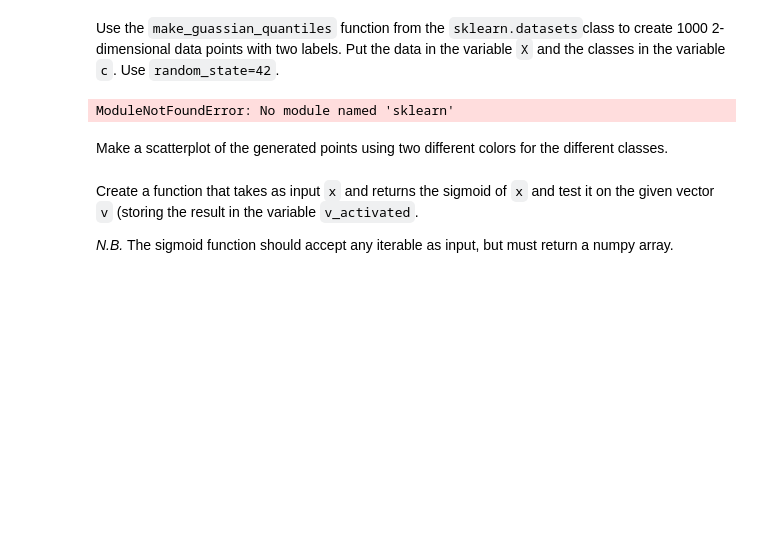
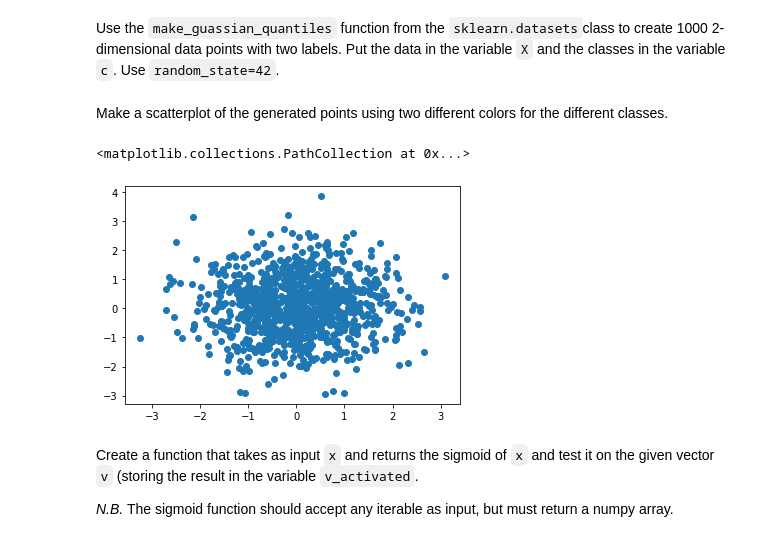
Before and after one commit to Canis-Ignem/nbgrader_submissions, a Jupyter notebook: dl1/26dl1.ipynb, the cells around one changed output. Saved outputs shown, nothing was run; the diff lists cells and outputs as text; code cells hidden in the pictures; blank space fills up the shorter version.

```diff
--- a/dl1/26dl1.ipynb
+++ b/dl1/26dl1.ipynb
@@ -12,10 +12,10 @@ X = 0
 c = 0
 
 # YOUR CODE HERE
-import sklearn.datasets.make_gaussian_quantiles
-make_gaussian_quantiles(n_samples = 1000, n_features = 2, random_state=42)
+from sklearn.datasets import make_gaussian_quantiles
+quantiles = make_gaussian_quantiles(n_samples = 1000, n_features = 2, n_classes=2, random_state=42)
+X = quantiles[0]
+c = quantiles[1]
-# %% [output]
-ModuleNotFoundError: No module named 'sklearn'
 # %%
 assert X.shape == (1000,2)
 assert c.shape == (1000,)
@@ -30,3 +26,10 @@ raise NotImplementedError()
+# %%
+
+# YOUR CODE HERE
+plt.scatter(X[:,0], X[:,1], cmap=c)
+# %% [output]
+<matplotlib.collections.PathCollection at 0x...>
+[figure, added]
 # %% [markdown]
 Create a function that takes as input `x` and returns the sigmoid of `x` and test it on the given vector `v` (storing the result in the variable `v_activated`.
 
```
Also changed, not shown: parts of 19 cells of this notebook.
